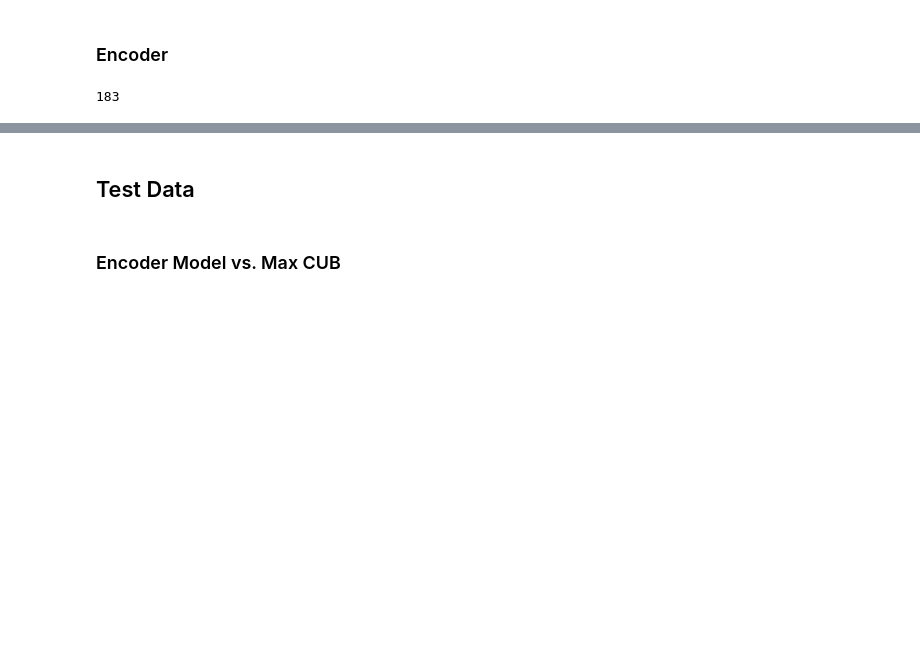
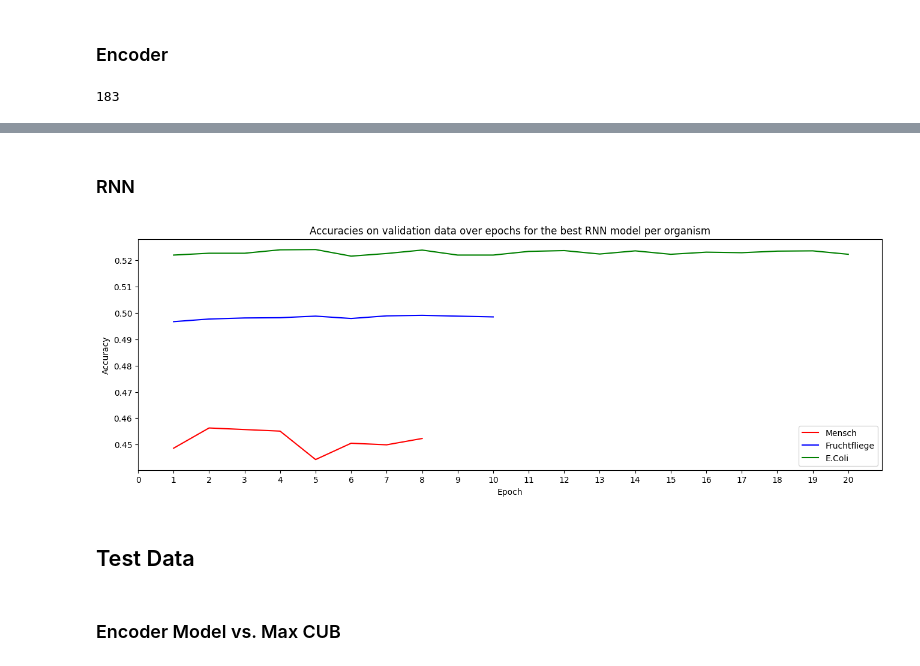
Before and after one commit to maxikuehn/PMDS_Codons, a Jupyter notebook: notebooks/Results_Overview.ipynb, the cells around one changed output, grey strips where cells are left out. Drawn from its saved outputs; the diff is of its cells as text; code cells hidden in the pictures; blank space fills up the shorter version.

Commit message:
accuracies per epoch RNN

```diff
--- a/notebooks/Results_Overview.ipynb
+++ b/notebooks/Results_Overview.ipynb
@@ -32,3 +32,10 @@ ml_evaluation.plot_training_accuracies(training_accuracies, 'Encoder', 5)
+# %% [markdown]
+### RNN
+# %%
+accuracies_per_epoch_rnn = mlh.from_pickle('../data/epoch_accuracies_rnn.pkl')
+ml_evaluation.plot_training_accuracies(accuracies_per_epoch_rnn, 'RNN', 1)
+# %% [output]
+[figure, added]
 # %% [markdown]
 ## Test Data
 # %% [markdown]
```
Also changed, not shown: parts of 3 cells of this notebook, 1 other file.
